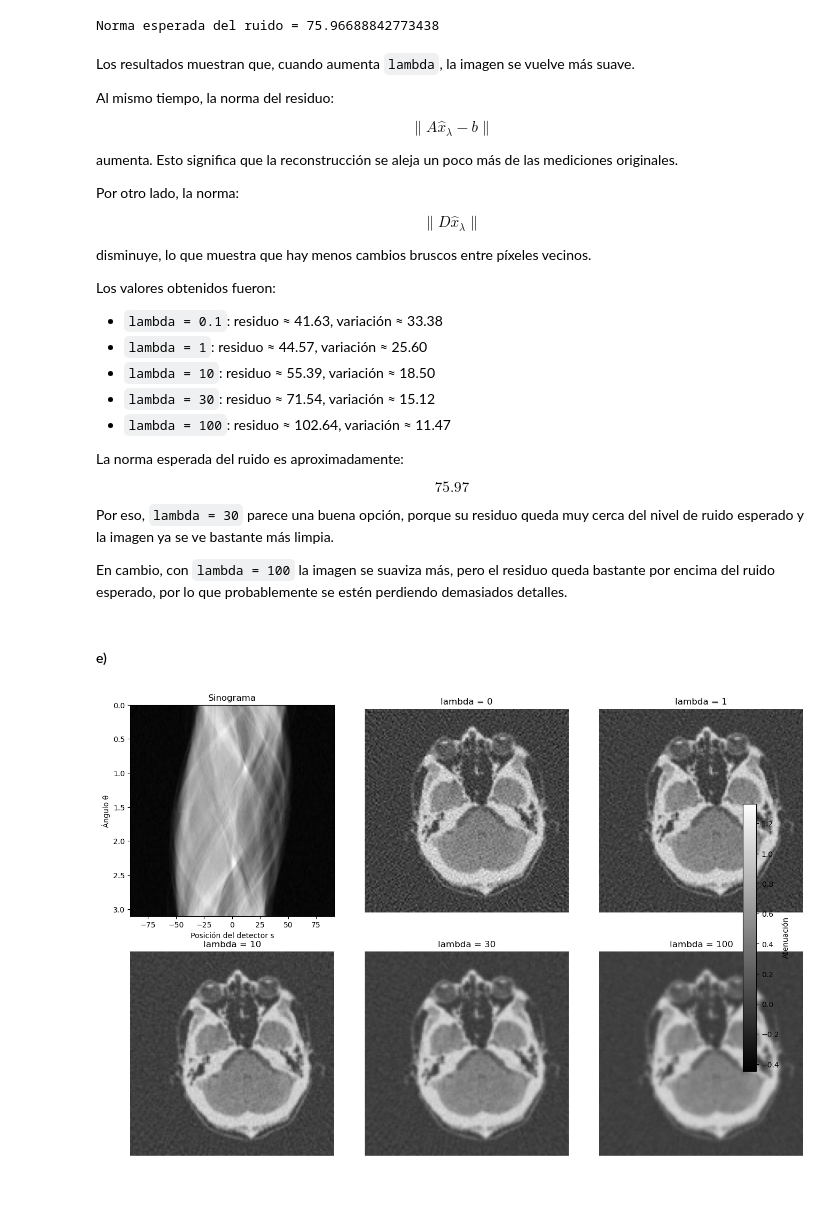
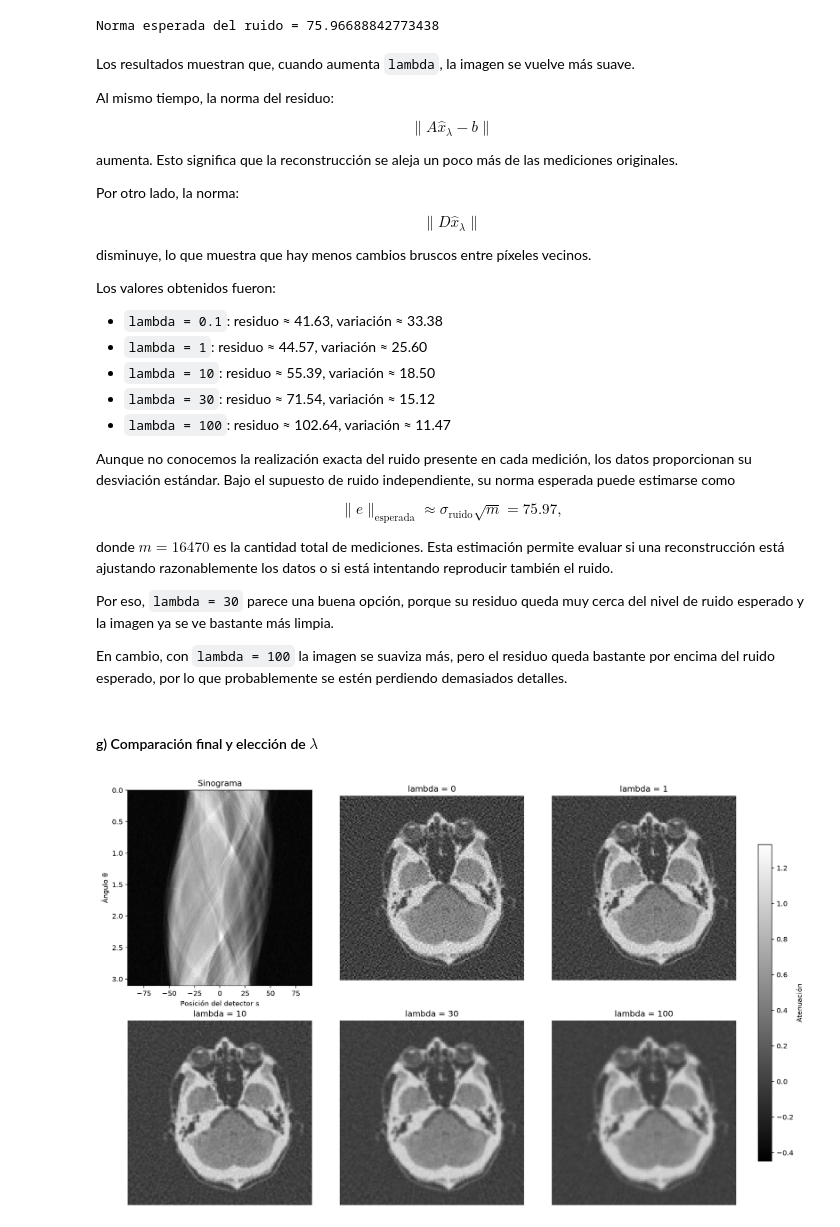
Before and after one commit to lourdesMV/metodos2, a Jupyter notebook: ejercicio_10.ipynb, the cells around one changed output. Cells and saved outputs as stored; diff of their text form; code cells hidden in the pictures; blank space fills up the shorter version.

```diff
--- a/ejercicio_10.ipynb
+++ b/ejercicio_10.ipynb
@@ -816,17 +804,19 @@ Los valores obtenidos fueron:
 - `lambda = 30`: residuo ≈ 71.54, variación ≈ 15.12
 - `lambda = 100`: residuo ≈ 102.64, variación ≈ 11.47
 
-La norma esperada del ruido es aproximadamente:
+Aunque no conocemos la realización exacta del ruido presente en cada medición, los datos proporcionan su desviación estándar. Bajo el supuesto de ruido independiente, su norma esperada puede estimarse como
 
 $$
-75.97
+\|e\|_{\mathrm{esperada}} \approx \sigma_{\mathrm{ruido}}\sqrt{m}=75.97,
 $$
+
+donde $m=16470$ es la cantidad total de mediciones. Esta estimación permite evaluar si una reconstrucción está ajustando razonablemente los datos o si está intentando reproducir también el ruido.
 
 Por eso, `lambda = 30` parece una buena opción, porque su residuo queda muy cerca del nivel de ruido esperado y la imagen ya se ve bastante más limpia.
 
 En cambio, con `lambda = 100` la imagen se suaviza más, pero el residuo queda bastante por encima del ruido esperado, por lo que probablemente se estén perdiendo demasiados detalles.
 # %% [markdown]
-#### e)
+#### g) Comparación final y elección de $\lambda$
 # %%
 fig, axes = plt.subplots(2, 3, figsize=(15, 10))
 
@@ -856,42 +846,37 @@ imagenes = {
     "lambda = 100": reconstrucciones[100]
 }
 
 # Escala común para todas las reconstrucciones
 vmin = min(np.min(x) for x in imagenes.values())
 vmax = max(np.max(x) for x in imagenes.values())
 
 titulos = list(imagenes.keys())
 vectores = list(imagenes.values())
 
 for ax, titulo, x in zip(axes.flat[1:], titulos, vectores):
     im = ax.imshow(
         x.reshape(n, n),
         cmap="gray",
         vmin=vmin,
         vmax=vmax
     )
     ax.set_title(titulo)
     ax.axis("off")
 
-# Barra de color común, colocada afuera
-fig.colorbar(
-    im,
-    ax=axes[:, 1:].ravel().tolist(),
-    shrink=0.65,
-    pad=0.04,
-    label="Atenuación"
-)
-
 plt.subplots_adjust(
     left=0.06,
-    right=0.90,
+    right=0.88,
     top=0.93,
     bottom=0.08,
     wspace=0.15,
     hspace=0.15
 )
 
+# Barra de color común en un eje propio para evitar superposiciones
+cbar_ax = fig.add_axes([0.91, 0.18, 0.018, 0.64])
+fig.colorbar(im, cax=cbar_ax, label="Atenuación")
+
 plt.show()
 # %% [output]
-[figure, old version]
+[figure, new version]
 # %% [markdown]
```
Also changed, not shown: parts of 11 cells of this notebook, 38 other files.
